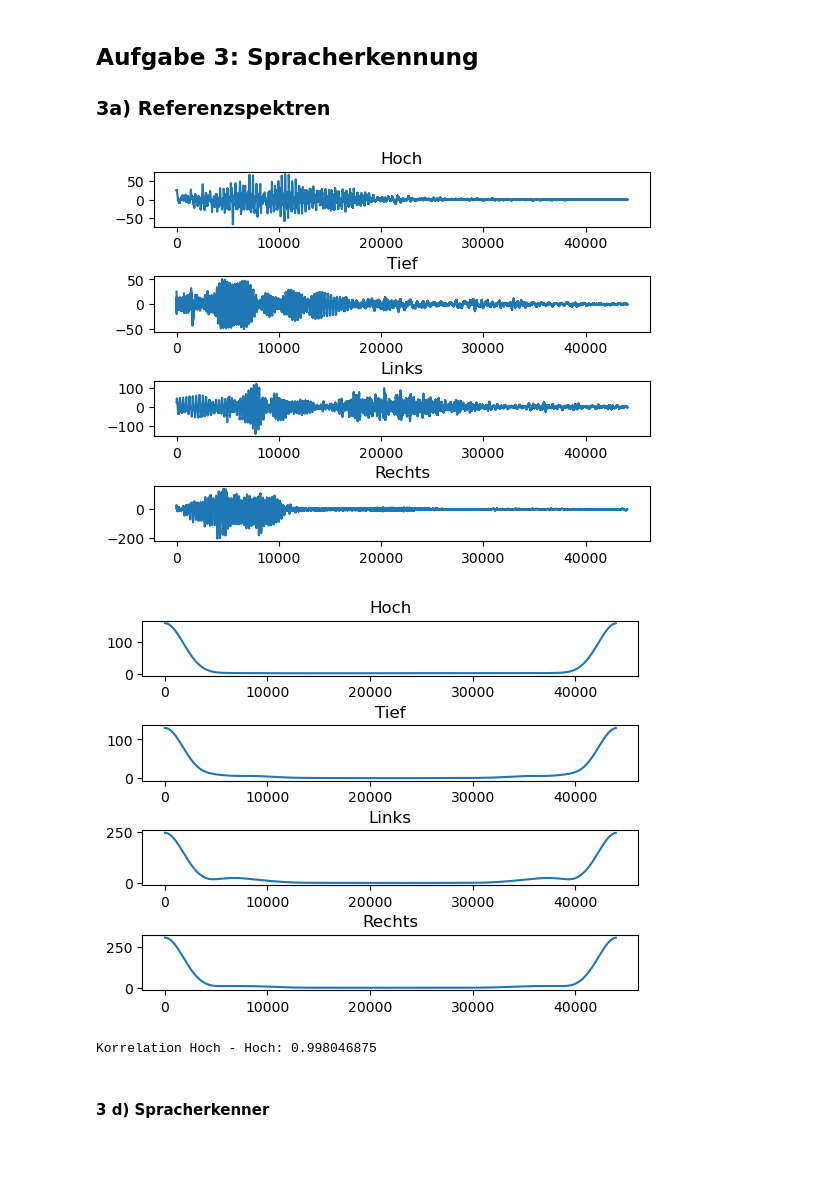
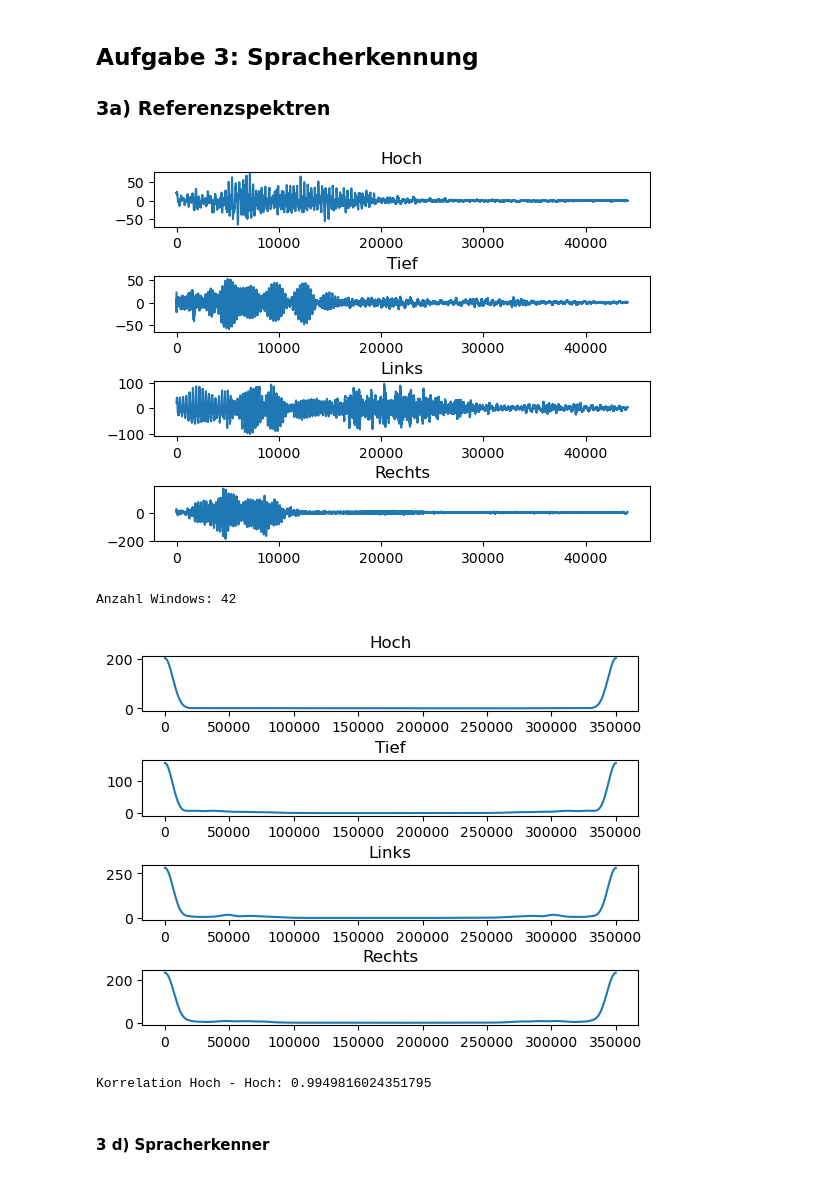
Before and after one commit to Atomarverseucht/AIN, a Jupyter notebook: 3/technische-grundlagen-der-kuenstlichen-intelligenz/versuch3/mikrofon.ipynb, the cells around one changed output. Drawn from its saved outputs; the diff is of its cells as text; code cells hidden in the pictures.

```diff
--- a/3/technische-grundlagen-der-kuenstlichen-intelligenz/versuch3/mikrofon.ipynb
+++ b/3/technische-grundlagen-der-kuenstlichen-intelligenz/versuch3/mikrofon.ipynb
@@ -111,7 +111,7 @@ winSize = 512
 winSizeH = winSize // 2
 window = signal.windows.gaussian(winSize, std=4)
 
-wAnz = samples // winSize
+wAnz = (samples // winSizeH) -1
 windowedBla = np.full((wAnz, winSize), 0, dtype=float)
 fftWinBla = np.full((wAnz, winSize), 0, dtype=float)
 midWinFFT = np.full( winSize, 0, dtype=float)
@@ -138,12 +138,13 @@ Grundfrequenz: 0 Hz +- 172 Hz
 ## Aufgabe 3: Spracherkennung
 ### 3a) Referenzspektren
 # %%
+grenz = 20
 def meanFile(x):
     time = samples * 5 # 5s rec time
     file = np.full((5, samples), 0, dtype=float)
     for i in range(0, 5):
         f = np.load(f"{absPath}/spracherkennung/{x}{i}.npy")[25000: time]
-        stIndx = firstOverVal(f, 25)
+        stIndx = firstOverVal(f, grenz)
         file[i] = f[stIndx : stIndx + samples]
     return np.mean(file,axis=0)
 
@@ -165,43 +166,50 @@ splt[3].set_title("Rechts")
 plt.subplots_adjust(hspace=0.9)
 plt.show()
 # %% [output]
-[figure, old version]
+[figure, new version]
 # %%
+win2Size = 2048
+win2SizeH = win2Size // 2
+win2 = signal.windows.gaussian(win2Size, std=10)
+w2Anz = (samples // win2SizeH) - 1
+
 def windowFFT(arr):
     midFFT = 0
-    for winIndx in range(0, wAnz):
-        winStart = winIndx * winSizeH
-        windowed = arr[winStart : winStart + winSize] * window
+    for winIndx in range(0, w2Anz):
+        winStart = winIndx * win2SizeH
+        windowed = arr[winStart : winStart + win2Size] * win2
         fftArr = np.abs(np.fft.fft(windowed)) ** 2
         midFFT += fftArr
     return np.sqrt(midFFT / wAnz)
-
+print(f"Anzahl Windows: {w2Anz}")
 fig, splt = plt.subplots(4)
 fftHoch = windowFFT(hoch)
 fftTief = windowFFT(tief)
 fftLinks = windowFFT(links)
 fftRechts = windowFFT(rechts)
 fftArray = np.array([fftHoch, fftTief, fftLinks, fftRechts])
 
-x = np.arange(winSize) * wAnz
+x = np.arange(win2Size) * wAnz
 splt[0].plot(x, fftHoch)
 splt[1].plot(x, fftTief)
 splt[2].plot(x, fftLinks)
 splt[3].plot(x, fftRechts)
 splt[0].set_title("Hoch")
 splt[1].set_title("Tief")
 splt[2].set_title("Links")
 splt[3].set_title("Rechts")
 plt.subplots_adjust(hspace=0.9)
 plt.show()
 # %% [output]
+Anzahl Windows: 42
-[figure, old version]
+[figure, new version]
 # %%
 def corrcoeff(f, g):
     ofg = 0
     of = 0
     og = 0
-    mf = np.mean(f)
+    mf = np.mean(f, axis=0)
+    mg = np.mean(g, axis=0)
     mg = np.mean(g)
     for i in np.arange(f.size):
         of += (f[i] - mf) ** 2
@@ -214,7 +222,7 @@ def corrcoeff(f, g):
 
 print(f"Korrelation Hoch - Hoch: {corrcoeff(fftHoch, fftHoch)}")
 # %% [output]
-Korrelation Hoch - Hoch: 0.998046875
+Korrelation Hoch - Hoch: 0.9949816024351795
 # %% [markdown]
 #### 3 d) Spracherkenner
 # %%
```
Also changed, not shown: parts of 3 cells of this notebook.
